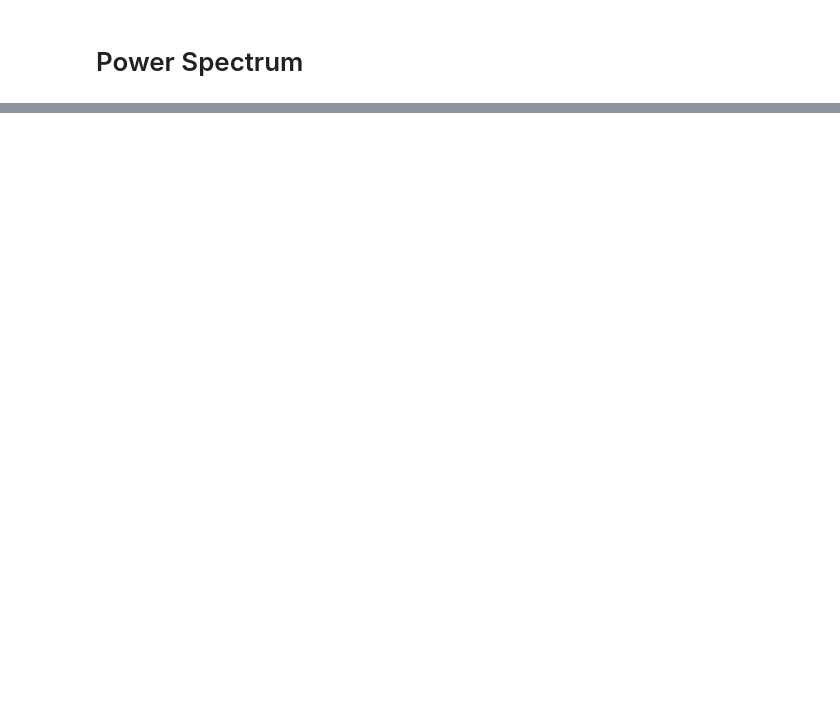
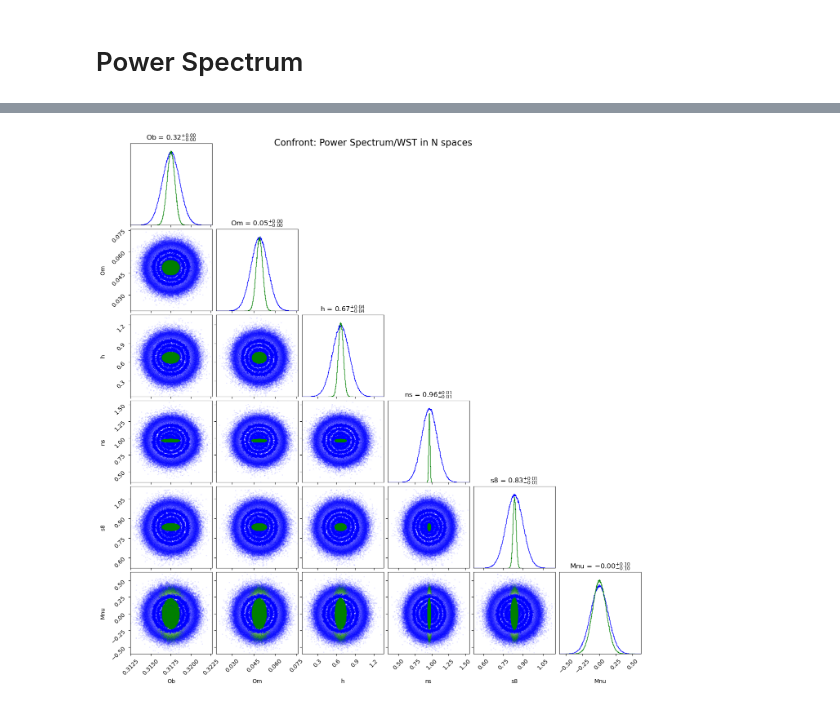
Before and after one commit to RiccGerva97/Tesi-Magistrale, a Jupyter notebook: Elaborations/a_firstcheck.ipynb, the cells around one changed output, grey strips where cells are left out. Saved outputs shown, nothing was run; the diff lists cells and outputs as text; code cells hidden in the pictures; blank space fills up the shorter version.

```diff
--- a/Elaborations/a_firstcheck.ipynb
+++ b/Elaborations/a_firstcheck.ipynb
@@ -829,0 +1113,20 @@ plt.show();
+# %%
+figure3 = corner.corner(data_N_multi, labels=['Ob', 'Om', 'h', 'ns','s8', 'Mnu'], show_titles=True,
+                       title_kwargs={"fontsize": 12},
+                       bins = Bins,
+                       # color='g', hist_kwargs={"color": "b"}, contour_kwargs={"colors": "r"})
+                       color='b', hist_kwargs={"color": "b"}, contour_kwargs={"colors": "b"}
+                       )
+corner.corner(data_N_wst, labels=['Ob', 'Om', 'h', 'ns','s8', 'Mnu'], show_titles=True,
+                       title_kwargs={"fontsize": 12},
+                       bins = Bins,
+                       # color='g', hist_kwargs={"color": "b"}, contour_kwargs={"colors": "r"})
+                       color='g', hist_kwargs={"color": "g"}, contour_kwargs={"colors": "g"},
+                       fig=figure3
+                       )
+
+figure3.suptitle('Confront: Power Spectrum/WST in N spaces', fontsize=16)
+plt.savefig("WST_PK_coeffs_N.pdf")
+plt.show();
+# %% [output]
+[figure, added]
```
Also changed, not shown: parts of 56 cells of this notebook, 5 other files.
